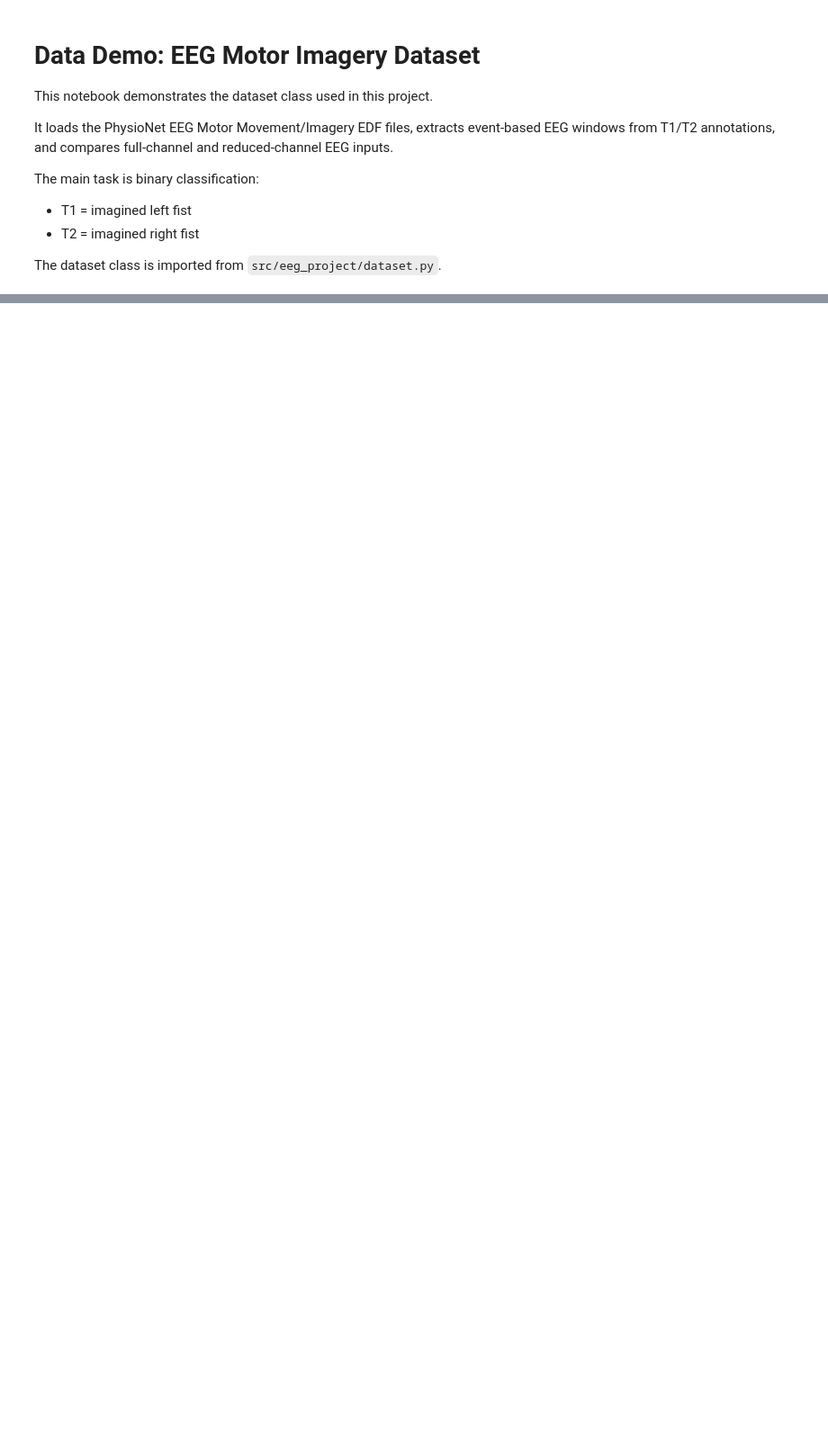
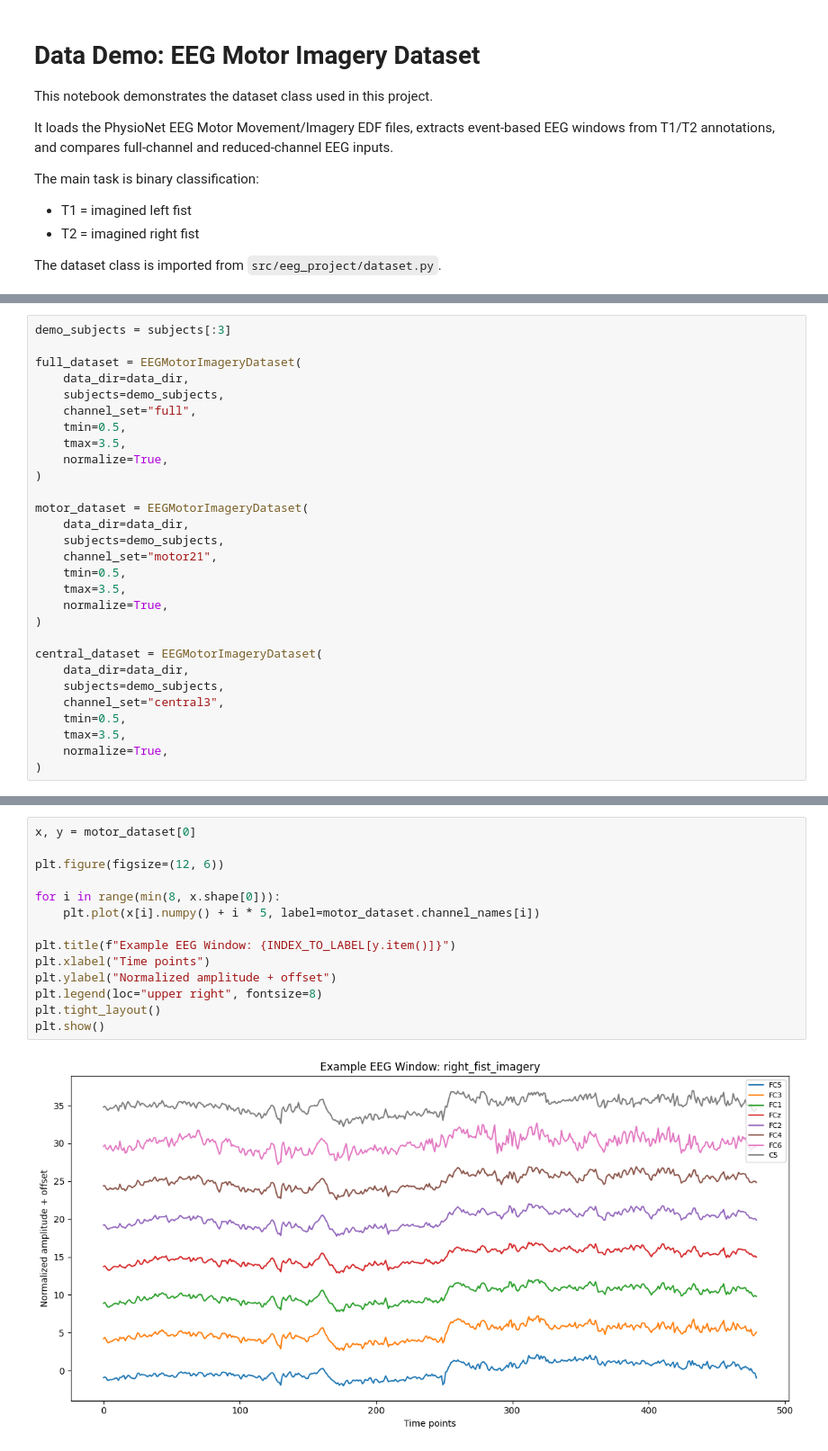
Before and after one commit to sunnypark04/eeg-project, a Jupyter notebook: notebooks/data_demo.ipynb, the cells around one changed output, grey strips where cells are left out. Shown at 90% size. Saved outputs shown, nothing was run; the diff lists cells and outputs as text; blank space fills up the shorter version.

```diff
--- a/notebooks/data_demo.ipynb
+++ b/notebooks/data_demo.ipynb
@@ -61,0 +89,29 @@ Target: 0
+# %%
+demo_subjects = subjects[:3]
+
+full_dataset = EEGMotorImageryDataset(
+    data_dir=data_dir,
+    subjects=demo_subjects,
+    channel_set="full",
+    tmin=0.5,
+    tmax=3.5,
+    normalize=True,
+)
+
+motor_dataset = EEGMotorImageryDataset(
+    data_dir=data_dir,
+    subjects=demo_subjects,
+    channel_set="motor21",
+    tmin=0.5,
+    tmax=3.5,
+    normalize=True,
+)
+
+central_dataset = EEGMotorImageryDataset(
+    data_dir=data_dir,
+    subjects=demo_subjects,
+    channel_set="central3",
+    tmin=0.5,
+    tmax=3.5,
+    normalize=True,
+)
@@ -61,0 +191,16 @@ Target: 0
+# %%
+x, y = motor_dataset[0]
+
+plt.figure(figsize=(12, 6))
+
+for i in range(min(8, x.shape[0])):
+    plt.plot(x[i].numpy() + i * 5, label=motor_dataset.channel_names[i])
+
+plt.title(f"Example EEG Window: {INDEX_TO_LABEL[y.item()]}")
+plt.xlabel("Time points")
+plt.ylabel("Normalized amplitude + offset")
+plt.legend(loc="upper right", fontsize=8)
+plt.tight_layout()
+plt.show()
+# %% [output]
+[figure, added]
```
Also changed, not shown: parts of 10 cells of this notebook, 9 other files.
